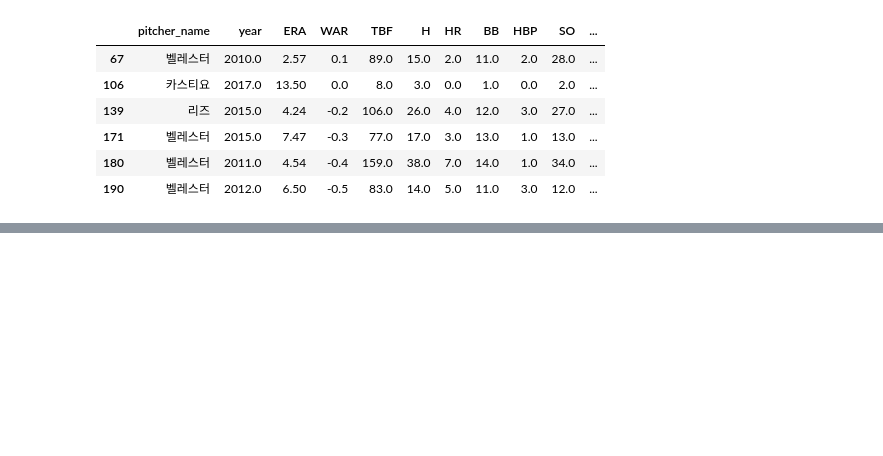
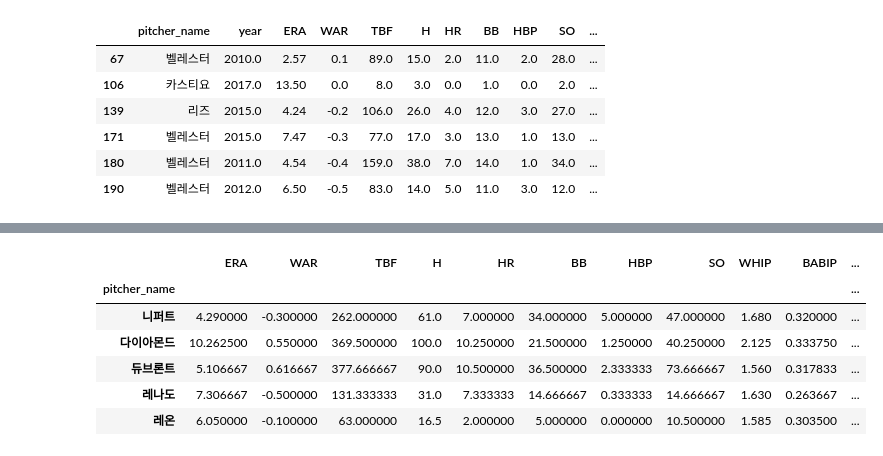
Before and after one commit to sc303030/DataAnalysisStudy, a Jupyter notebook: gyeonghyeon_baseball_01/baseball_2.ipynb, the cells around one changed output, grey strips where cells are left out. Cells and saved outputs as stored; diff of their text form; code cells hidden in the pictures; blank space fills up the shorter version.

```diff
--- a/gyeonghyeon_baseball_01/baseball_2.ipynb
+++ b/gyeonghyeon_baseball_01/baseball_2.ipynb
@@ -162,0 +155,12 @@ for idx, value in 평균구속.iterrows():
+# %%
+외국인메이저성적_drop_year = 외국인메이저성적.drop('year', axis=1)
+# %%
+외국인메이저성적_drop_year.groupby('pitcher_name').agg('mean').head()
+# %% [output]
+|  | ERA | WAR | TBF | H | HR | BB | HBP | SO | WHIP | BABIP | ... |
+| pitcher_name |  |  |  |  |  |  |  |  |  |  | ... |
+| 니퍼트 | 4.290000 | -0.300000 | 262.000000 | 61.0 | 7.000000 | 34.000000 | 5.000000 | 47.000000 | 1.680 | 0.320000 | ... |
+| 다이아몬드 | 10.262500 | 0.550000 | 369.500000 | 100.0 | 10.250000 | 21.500000 | 1.250000 | 40.250000 | 2.125 | 0.333750 | ... |
+| 듀브론트 | 5.106667 | 0.616667 | 377.666667 | 90.0 | 10.500000 | 36.500000 | 2.333333 | 73.666667 | 1.560 | 0.317833 | ... |
+| 레나도 | 7.306667 | -0.500000 | 131.333333 | 31.0 | 7.333333 | 14.666667 | 0.333333 | 14.666667 | 1.630 | 0.263667 | ... |
+| 레온 | 6.050000 | -0.100000 | 63.000000 | 16.5 | 2.000000 | 5.000000 | 0.000000 | 10.500000 | 1.585 | 0.303500 | ... |
```
Also changed, not shown: parts of 4 cells of this notebook, 1 other file.
